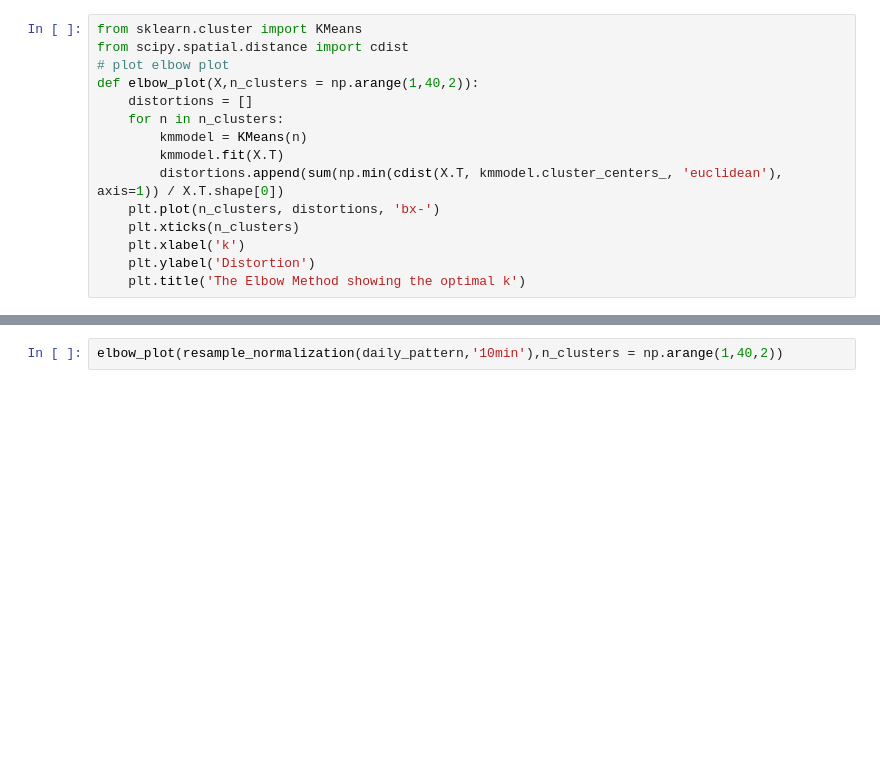
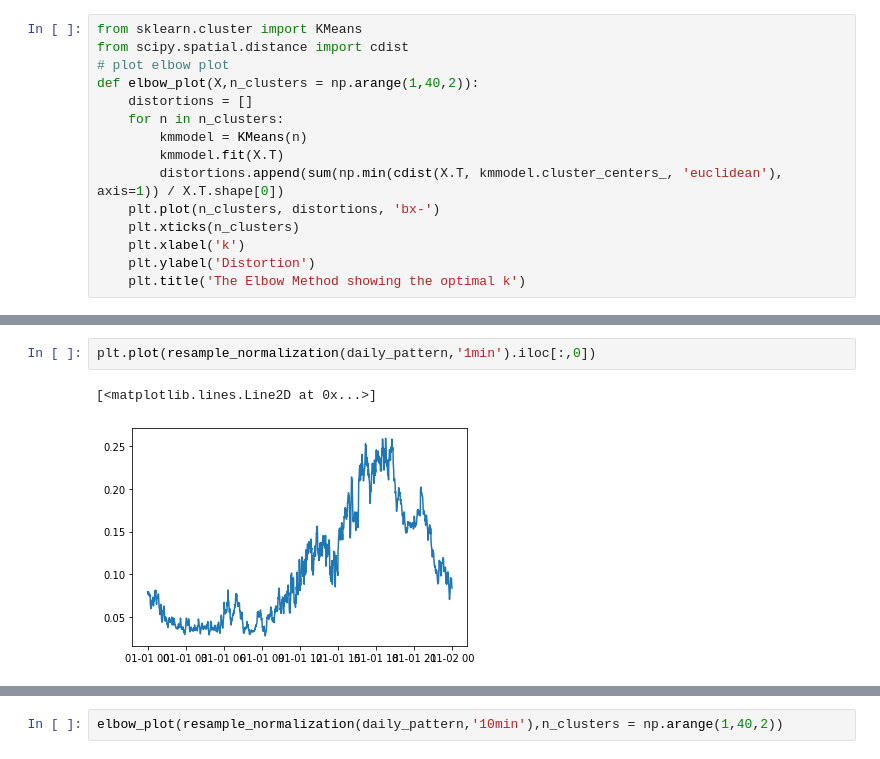
Before and after one commit to Depersonalizc/daily-load-clustering, a Jupyter notebook: Kmeans.ipynb, the cells around one changed output, grey strips where cells are left out. Drawn from its saved outputs; the diff is of its cells as text; blank space fills up the shorter version.

```diff
--- a/Kmeans.ipynb
+++ b/Kmeans.ipynb
@@ -86,2 +89,7 @@ def resample_normalization(data,granularity = '1min'):
     return data
+# %%
+plt.plot(resample_normalization(daily_pattern,'1min').iloc[:,0])
+# %% [output]
+[<matplotlib.lines.Line2D at 0x...>]
+[figure, added]
 # %%
```
Also changed, not shown: parts of 6 cells of this notebook, 2 other files.
